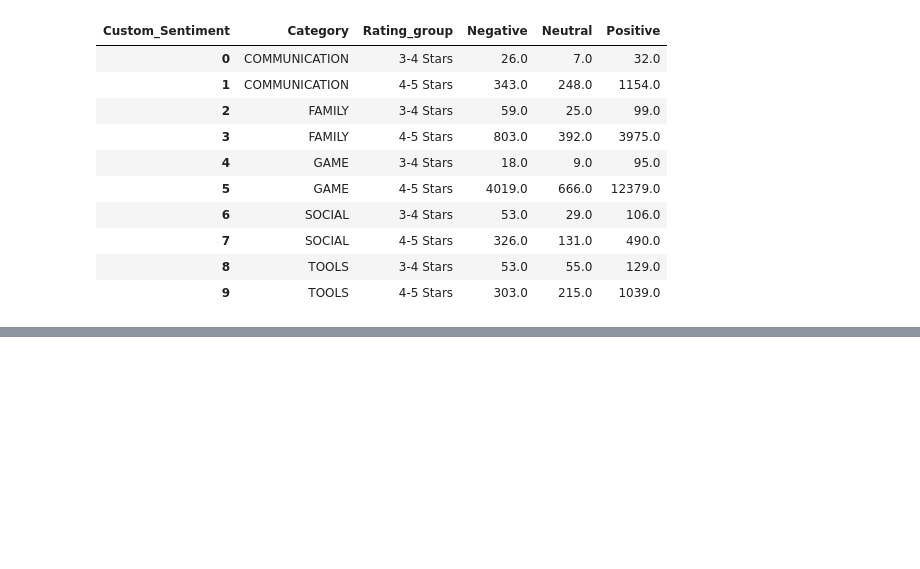
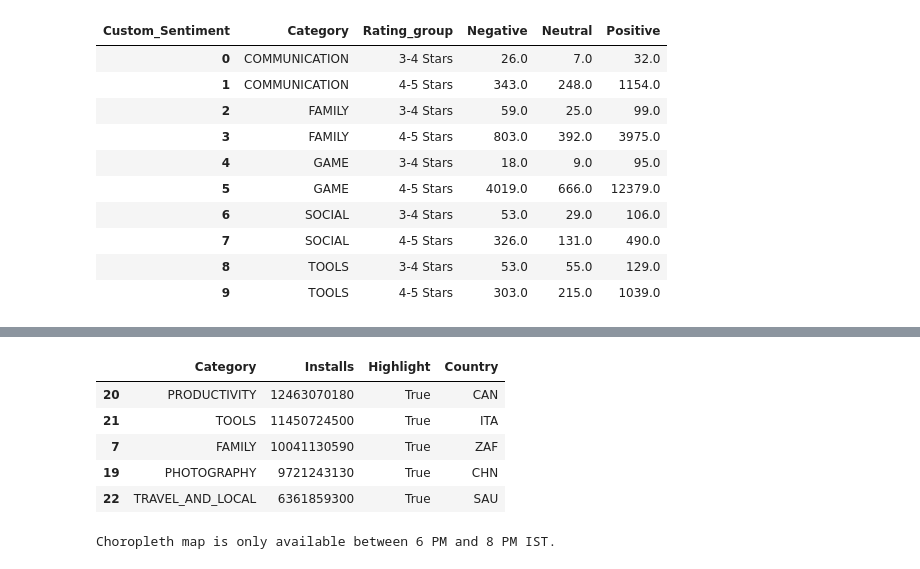
Before and after one commit to TanishqT7/Google-Play-Store-Data-Analytics, a Jupyter notebook: Internship/Internship.ipynb, the cells around one changed output, grey strips where cells are left out. Cells and saved outputs as stored; diff of their text form; code cells hidden in the pictures; blank space fills up the shorter version.

```diff
--- a/Internship/Internship.ipynb
+++ b/Internship/Internship.ipynb
@@ -480,0 +706,6 @@ pio.show(fig2)
+# %%
+# Highlight categories with installs > 1 million
+installs_by_cat3['Highlight'] = installs_by_cat3['Installs'] > 1_000_000
+
+top_5_installs_by_cat3 = installs_by_cat3.nlargest(5, 'Installs')
+top_5_installs_by_cat3
@@ -480,0 +731,21 @@ pio.show(fig2)
+# %%
+# Randomly assigning countries to the installs_by_cat DataFrame
+import random
+
+# List of some country ISO Alpha-3 codes for demonstration
+country_codes = [
+    'USA', 'IND', 'BRA', 'RUS', 'CHN', 'FRA', 'DEU', 'GBR', 'AUS', 'CAN',
+    'JPN', 'KOR', 'ITA', 'ESP', 'TUR', 'MEX', 'IDN', 'SAU', 'ZAF', 'EGY'
+]
+
+# Randomly assign a country to each row in installs_by_cat
+top_5_installs_by_cat3['Country'] = random.choices(country_codes, k=len(top_5_installs_by_cat3))
+
+top_5_installs_by_cat3
+# %% [output]
+|  | Category | Installs | Highlight | Country |
+| 20 | PRODUCTIVITY | 12463070180 | True | CAN |
+| 21 | TOOLS | 11450724500 | True | ITA |
+| 7 | FAMILY | 10041130590 | True | ZAF |
+| 19 | PHOTOGRAPHY | 9721243130 | True | CHN |
+| 22 | TRAVEL_AND_LOCAL | 6361859300 | True | SAU |
@@ -480,0 +764,18 @@ pio.show(fig2)
+# %%
+# Plotly choropleth map with time constraints
+if start_time <= now_ist <= end_time:
+    fig_choropleth = px.choropleth(
+        top_5_installs_by_cat3,
+        locations='Country',
+        color='Installs',
+        hover_name='Category',
+        color_continuous_scale='thermal',
+        title='Mock Global Installs by Category (Random Countries)',
+        labels={'Installs': 'Total Installs'}
+    )
+    pio.show(fig_choropleth)
+
+else:
+    print("Choropleth map is only available between 6 PM and 8 PM IST.")
+# %% [output]
+Choropleth map is only available between 6 PM and 8 PM IST.
```
Also changed, not shown: parts of 27 cells of this notebook.
